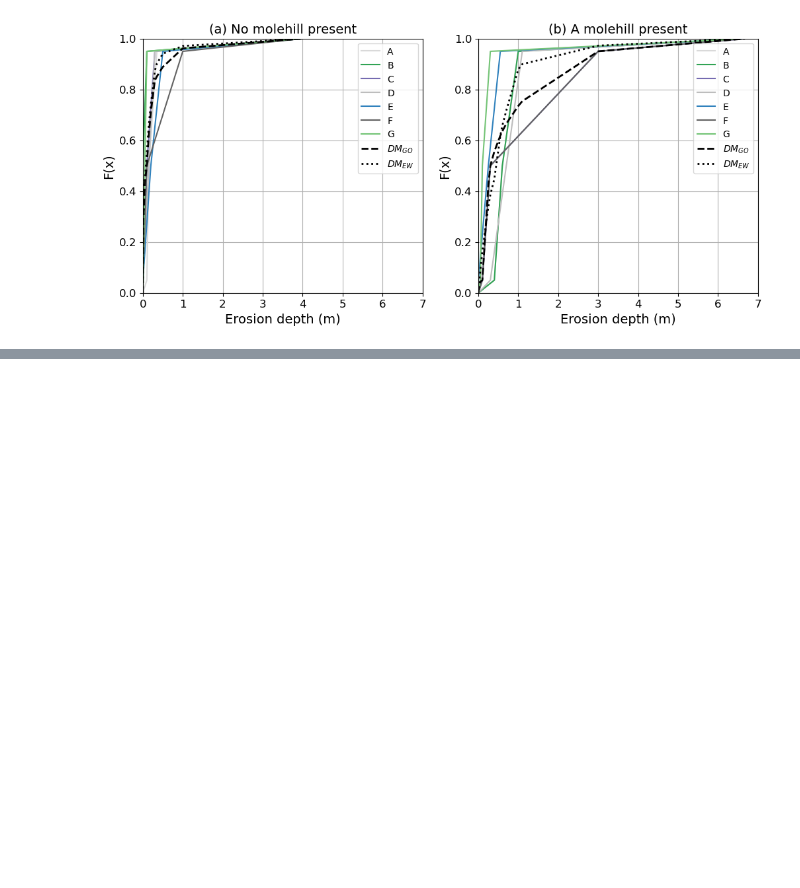
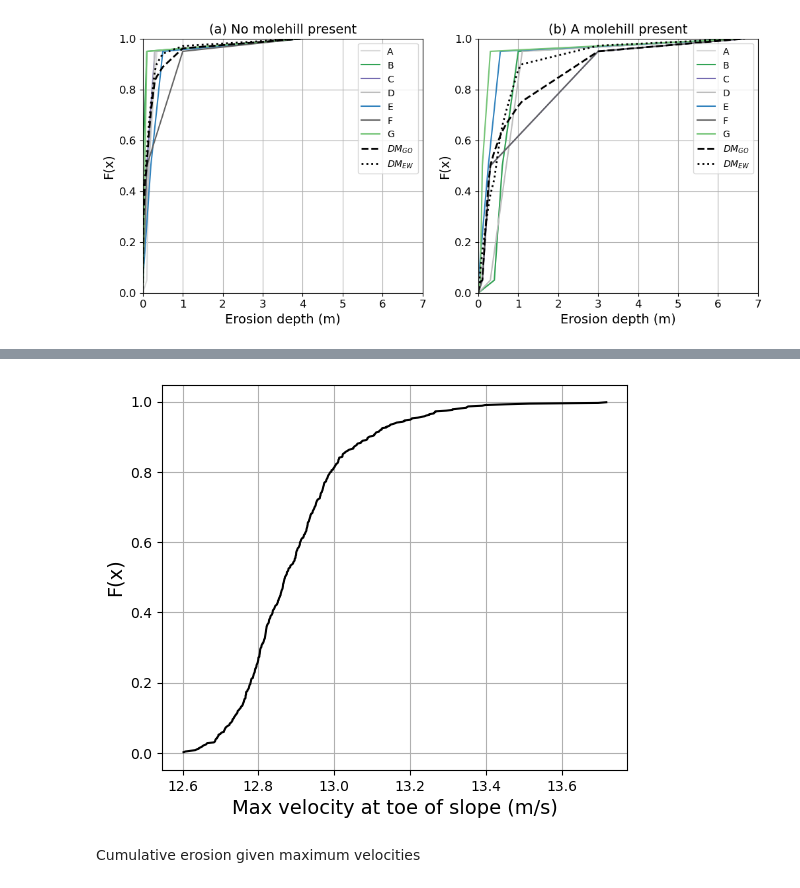
Before and after one commit to patmanas/burros, a Jupyter notebook: analysis_ewg.ipynb, the cells around one changed output, grey strips where cells are left out. Drawn from its saved outputs; the diff is of its cells as text; code cells hidden in the pictures; blank space fills up the shorter version.

```diff
--- a/analysis_ewg.ipynb
+++ b/analysis_ewg.ipynb
@@ -417,0 +548,19 @@ ax[1].tick_params(axis='both', which='minor', labelsize=12)
+# %%
+# Distribution of max velocities at the toe of the slope
+def ecdf(var):
+    x = np.sort(var)
+    n = x.size
+    y = np.arange(1, n+1) / (n+1)
+    return [y, x]
+
+max_max_velocities = [max_velocities[i].max() for i in range(simulations)]
+
+fig, ax = plt.subplots(figsize=(6, 5))
+ax.plot(ecdf(max_max_velocities)[1], ecdf(max_max_velocities)[0], color='k')
+ax.set_ylabel('F(x)', fontsize=14)
+ax.set_xlabel('Max velocity at toe of slope (m/s)', fontsize=14)
+ax.grid()
+# %% [output]
+[figure, added]
+# %% [markdown]
+Cumulative erosion given maximum velocities
```
Also changed, not shown: parts of 31 cells of this notebook.
